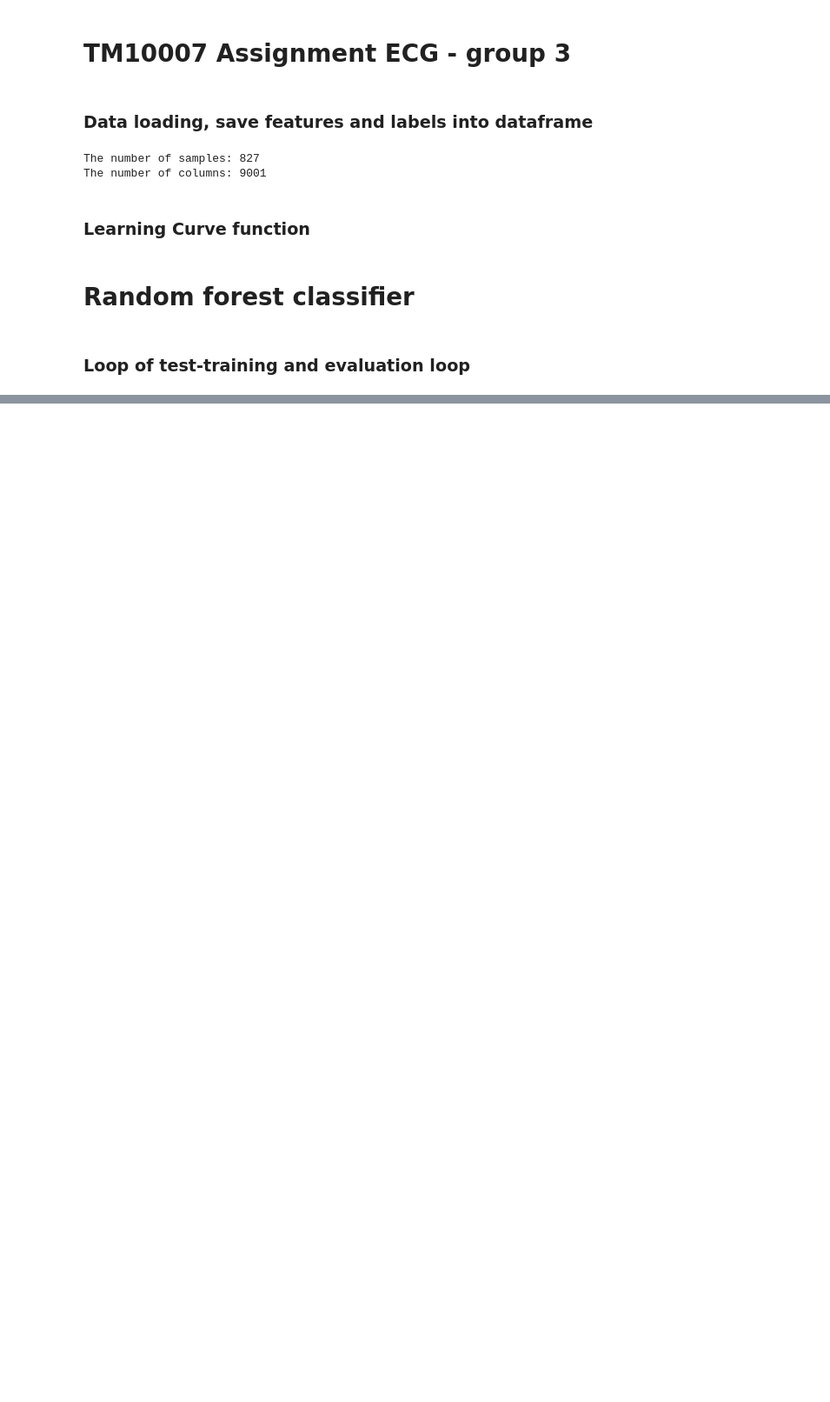
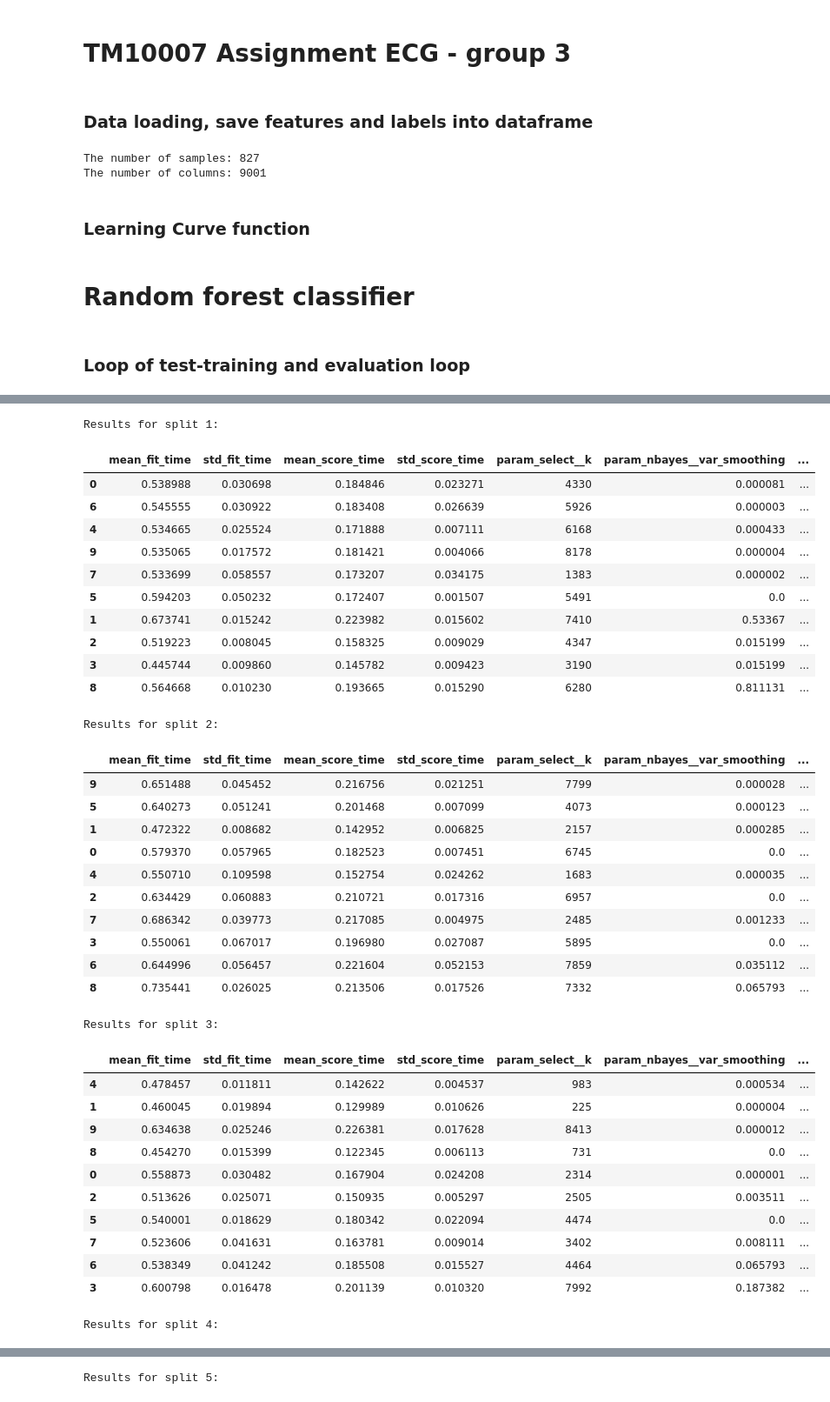
Before and after one commit to pienvangastel/tm10007_ml_group3, a Jupyter notebook: assignment_ordered.ipynb, the cells around one changed output, grey strips where cells are left out. Shown at 87% size. Drawn from its saved outputs; the diff is of its cells as text; code cells hidden in the pictures; blank space fills up the shorter version.

Commit message:
- RandomGS for RF; - Plot learning curves after each split; - Results tables; - Template for Naive Bayes implemented

```diff
--- a/assignment_ordered.ipynb
+++ b/assignment_ordered.ipynb
@@ -164,7 +245,14 @@ scores['f1']
 # %%
+from IPython.display import display
 # Denk een goede om van de 5 loops met verschillende test-train split de cv_results overzichtelijk te laten zien;
 # dan krijgen we inzicht in welke hyperparameters betere en minder goed werken; hier begin gemaakt maar hadden geen tijd om het af te maken
 import pandas as pd
-for clf in fitted_clf_list:
-    print((pd.DataFrame(clf.cv_results_))[['mean_fit_time', 'params', 'mean_test_score']])
+for i, clf in enumerate(fitted_clf_list):
+    print(f'Results for split {i+1}:')
+    param_df = pd.DataFrame(clf.cv_results_)
+
+    cols = [c for c in param_df.columns if c.lower()[:5] != 'split']
+
+    param_df = param_df[cols].sort_values(by='rank_test_score')
+    display(param_df)
 # %% [output]
@@ -189,0 +473,52 @@ for clf in fitted_clf_list:
+# %%
+# variabiliteit is heeel groot tussen de verschillende test-train splits; hoe komt dat? Hij lijkt niet stabiel.
+from IPython.display import display
+# Denk een goede om van de 5 loops met verschillende test-train split de cv_results overzichtelijk te laten zien;
+# dan krijgen we inzicht in welke hyperparameters betere en minder goed werken; hier begin gemaakt maar hadden geen tijd om het af te maken
+import pandas as pd
+for i, clf in enumerate(fitted_clf_list):
+    print(f'Results for split {i+1}:')
+    param_df = pd.DataFrame(clf.cv_results_)
+
+    cols = [c for c in param_df.columns if c.lower()[:5] != 'split']
+
+    param_df = param_df[cols].sort_values(by='rank_test_score')
+    display(param_df)
+# %% [output]
+Results for split 1:
+|  | mean_fit_time | std_fit_time | mean_score_time | std_score_time | param_select__k | param_nbayes__var_smoothing | ... |
+| 0 | 0.538988 | 0.030698 | 0.184846 | 0.023271 | 4330 | 0.000081 | ... |
+| 6 | 0.545555 | 0.030922 | 0.183408 | 0.026639 | 5926 | 0.000003 | ... |
+| 4 | 0.534665 | 0.025524 | 0.171888 | 0.007111 | 6168 | 0.000433 | ... |
+| 9 | 0.535065 | 0.017572 | 0.181421 | 0.004066 | 8178 | 0.000004 | ... |
+| 7 | 0.533699 | 0.058557 | 0.173207 | 0.034175 | 1383 | 0.000002 | ... |
+| 5 | 0.594203 | 0.050232 | 0.172407 | 0.001507 | 5491 | 0.0 | ... |
+| 1 | 0.673741 | 0.015242 | 0.223982 | 0.015602 | 7410 | 0.53367 | ... |
+| 2 | 0.519223 | 0.008045 | 0.158325 | 0.009029 | 4347 | 0.015199 | ... |
+| 3 | 0.445744 | 0.009860 | 0.145782 | 0.009423 | 3190 | 0.015199 | ... |
+| 8 | 0.564668 | 0.010230 | 0.193665 | 0.015290 | 6280 | 0.811131 | ... |
+Results for split 2:
+|  | mean_fit_time | std_fit_time | mean_score_time | std_score_time | param_select__k | param_nbayes__var_smoothing | ... |
+| 9 | 0.651488 | 0.045452 | 0.216756 | 0.021251 | 7799 | 0.000028 | ... |
+| 5 | 0.640273 | 0.051241 | 0.201468 | 0.007099 | 4073 | 0.000123 | ... |
+| 1 | 0.472322 | 0.008682 | 0.142952 | 0.006825 | 2157 | 0.000285 | ... |
+| 0 | 0.579370 | 0.057965 | 0.182523 | 0.007451 | 6745 | 0.0 | ... |
+| 4 | 0.550710 | 0.109598 | 0.152754 | 0.024262 | 1683 | 0.000035 | ... |
+| 2 | 0.634429 | 0.060883 | 0.210721 | 0.017316 | 6957 | 0.0 | ... |
+| 7 | 0.686342 | 0.039773 | 0.217085 | 0.004975 | 2485 | 0.001233 | ... |
+| 3 | 0.550061 | 0.067017 | 0.196980 | 0.027087 | 5895 | 0.0 | ... |
+| 6 | 0.644996 | 0.056457 | 0.221604 | 0.052153 | 7859 | 0.035112 | ... |
+| 8 | 0.735441 | 0.026025 | 0.213506 | 0.017526 | 7332 | 0.065793 | ... |
+Results for split 3:
+|  | mean_fit_time | std_fit_time | mean_score_time | std_score_time | param_select__k | param_nbayes__var_smoothing | ... |
+| 4 | 0.478457 | 0.011811 | 0.142622 | 0.004537 | 983 | 0.000534 | ... |
+| 1 | 0.460045 | 0.019894 | 0.129989 | 0.010626 | 225 | 0.000004 | ... |
+| 9 | 0.634638 | 0.025246 | 0.226381 | 0.017628 | 8413 | 0.000012 | ... |
+| 8 | 0.454270 | 0.015399 | 0.122345 | 0.006113 | 731 | 0.0 | ... |
+| 0 | 0.558873 | 0.030482 | 0.167904 | 0.024208 | 2314 | 0.000001 | ... |
+| 2 | 0.513626 | 0.025071 | 0.150935 | 0.005297 | 2505 | 0.003511 | ... |
+| 5 | 0.540001 | 0.018629 | 0.180342 | 0.022094 | 4474 | 0.0 | ... |
+| 7 | 0.523606 | 0.041631 | 0.163781 | 0.009014 | 3402 | 0.008111 | ... |
+| 6 | 0.538349 | 0.041242 | 0.185508 | 0.015527 | 4464 | 0.065793 | ... |
+| 3 | 0.600798 | 0.016478 | 0.201139 | 0.010320 | 7992 | 0.187382 | ... |
+Results for split 4:
@@ -189,0 +536 @@ for clf in fitted_clf_list:
+Results for split 5:
```
Also changed, not shown: parts of 9 cells of this notebook.
